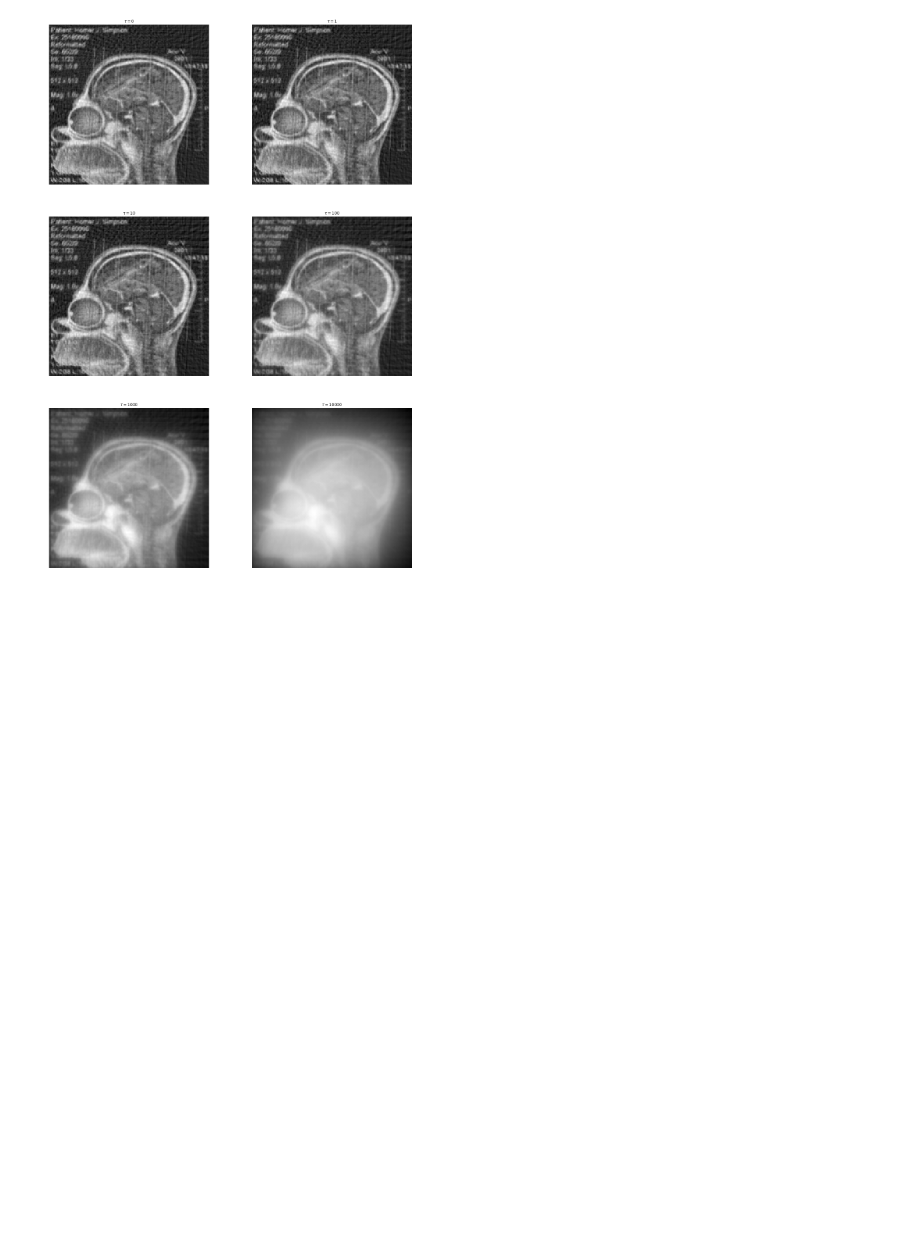
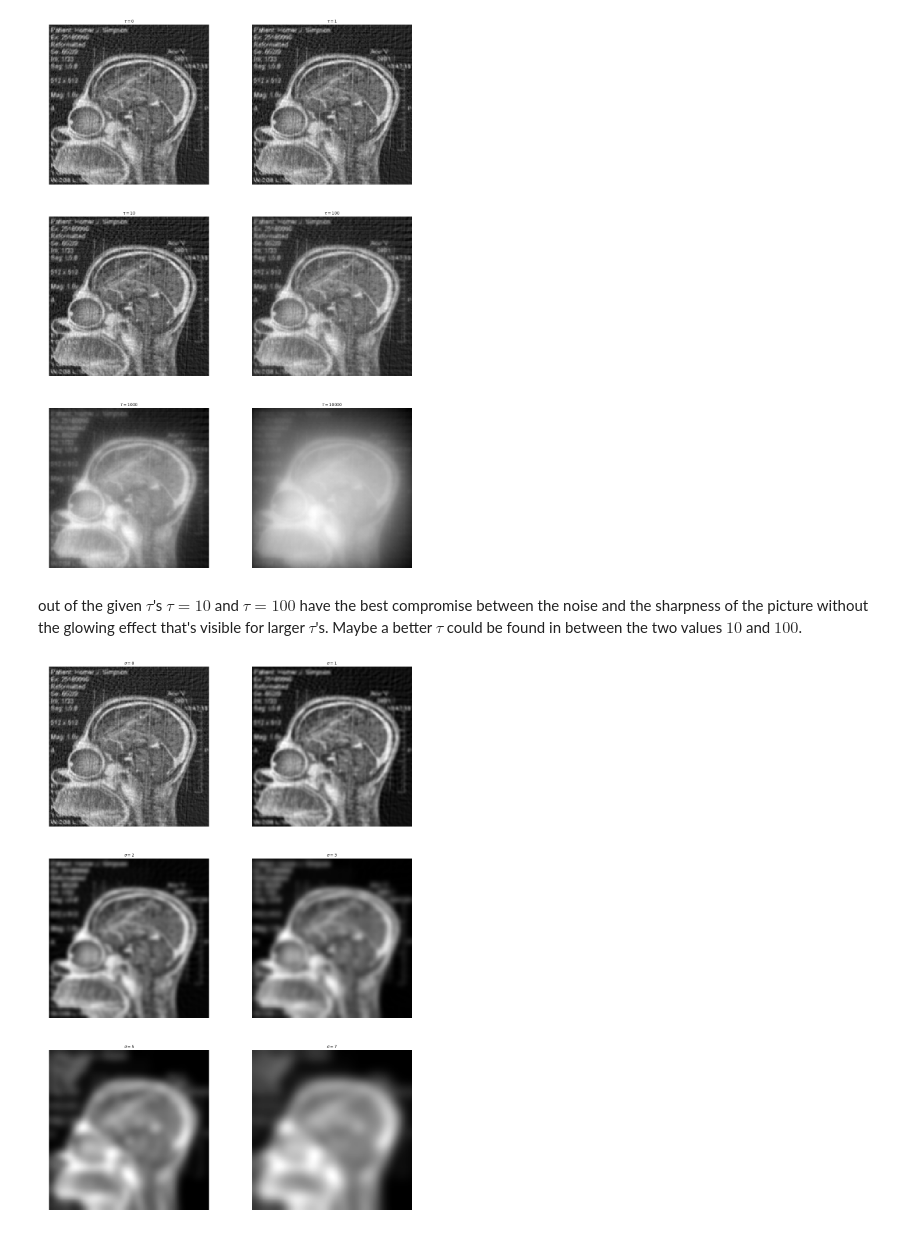
Before and after one commit to ml4cdeca/FundamentalsOfMachineLearning, a Jupyter notebook: exercise6/regularized-regression.ipynb, the cells around one changed output. Drawn from its saved outputs; the diff is of its cells as text; code cells hidden in the pictures; blank space fills up the shorter version.

```diff
--- a/exercise6/regularized-regression.ipynb
+++ b/exercise6/regularized-regression.ipynb
@@ -116,3 +116,5 @@ for i in range(len(taus)):
     plt.axis('off')
 # %% [output]
 [figure]
+# %% [markdown]
+out of the given $\tau$'s $\tau = 10$ and $\tau=100$ have the best compromise between the noise and the sharpness of the picture without the glowing effect that's visible for larger $\tau$'s. Maybe a better $\tau$ could be found in between the two values $10$ and $100$.
@@ -118,0 +124,21 @@ for i in range(len(taus)):
+# %%
+fig=plt.figure(figsize=(20,30))
+M,Np,No=195,275,64
+#regularization parameter at each step
+sig=[0,1,2,3,5,7]
+#64 angels:
+indices=[int(np.ceil(len(alphas) * p/No)) for p in range(No)]
+angels=alphas[indices]
+ys=y.reshape(len(alphas),Np)[indices]
+#mu for tau=0:
+Mu=compute_mu(construct_X(M,angels,Np,0),ys.flatten())
+for i in range(len(sig)):
+    fig.add_subplot(int(np.ceil(len(sig)/2)),2,1+i)
+    plt.gray()
+    #select the correct y
+    yi=ys if taus[i]==0 else ytau
+    plt.imshow(gaussian_filter(Mu,sig[i]))
+    plt.title(r'$\sigma= %i$'%(sig[i]))
+    plt.axis('off')
+# %% [output]
+[figure, added]
```
Also changed, not shown: parts of 2 cells of this notebook.
